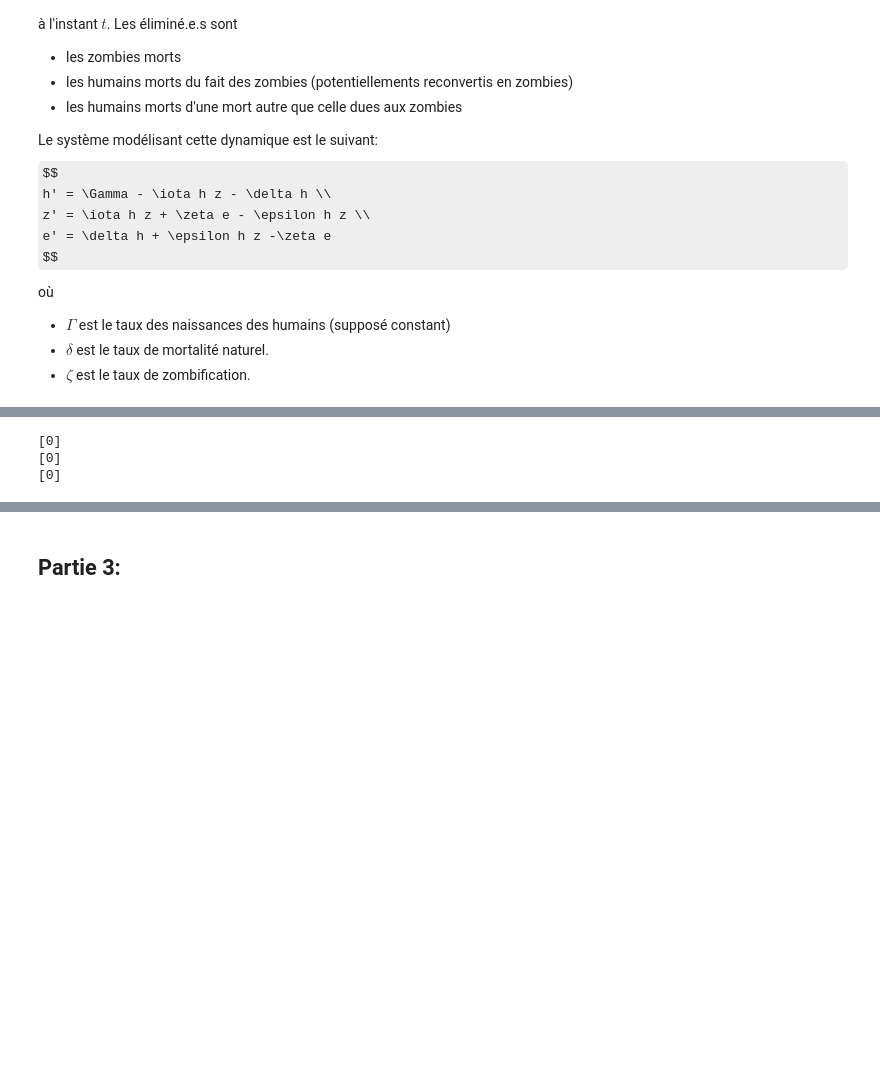
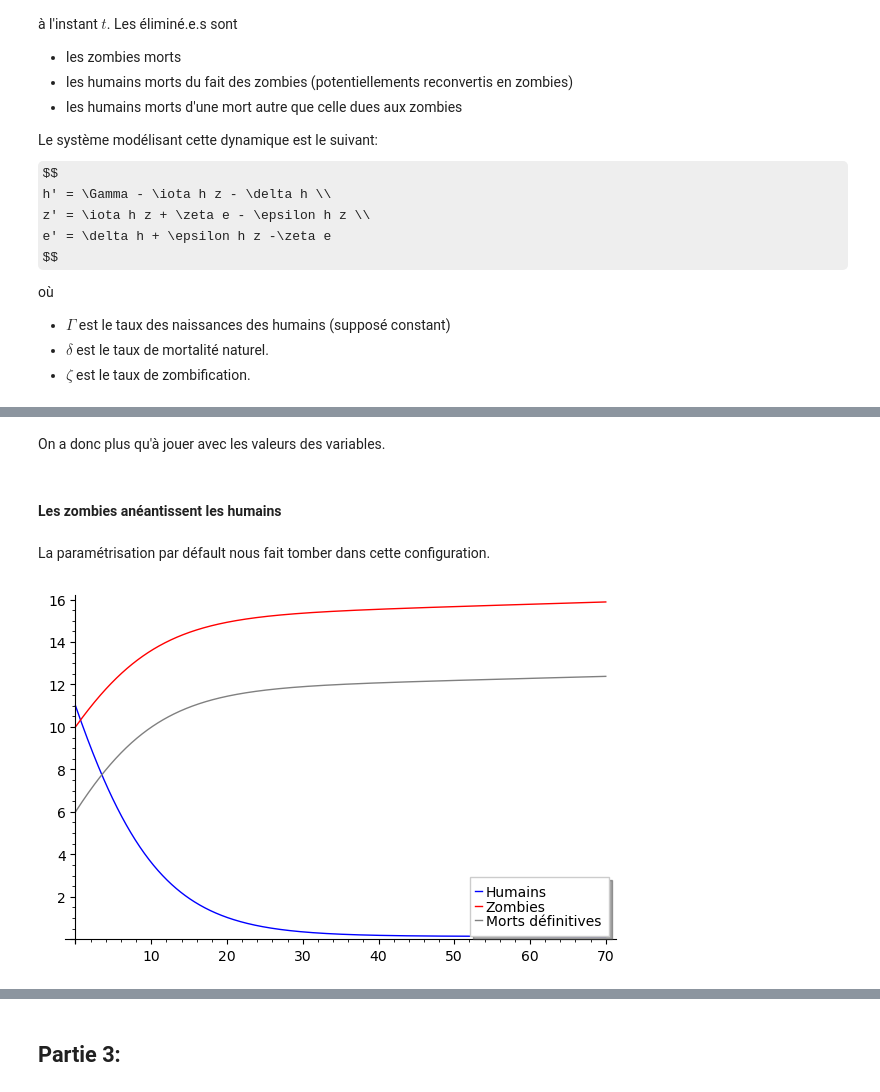
Before and after one commit to pablodimuzio/Math603-TP-2, a Jupyter notebook: di-muzio_wood_tp2.ipynb, the cells around one changed output, grey strips where cells are left out. Saved outputs shown, nothing was run; the diff lists cells and outputs as text; code cells hidden in the pictures; some formulas as TeX source; blank space fills up the shorter version.

```diff
--- a/di-muzio_wood_tp2.ipynb
+++ b/di-muzio_wood_tp2.ipynb
@@ -251,13 +272,10 @@ où
 - $\delta$ est le taux de mortalité naturel.
 - $\zeta$ est le taux de zombification.
 # %%
-h = function('h')(t)
-z = function('z')(t)
-e = function('e')(t)
-
 epsilon = 0.005
 iota = 0.0095
 delta = 0.0001
 zeta = 0.0001
 Gamma = 0.02
+y0 = np.array([11,10,6])
 # %% [markdown]
@@ -312,6 +283,24 @@ TypeError: unsupported operand parent(s) for +: 'Full MatrixSpace of 3 by 1 dens
-# %%
-f_0*0
-# %% [output]
-[0]
-[0]
-[0]
+# %%
+def g(t, y):
+    return np.array([
+        Gamma - iota * y[0] * y[1] - delta * y[0],
+        iota * y[0] * y[1] + zeta * y[2] - epsilon * y[0] * y[1],
+        delta * y[0] + epsilon * y[0] * y[1] - zeta * y[2]
+    ])
+
+def plot_zombies_rk4(t0=0,t1=70,h=0.1,y0=y0):
+    sol = generate_rk_solver(rk4)(t0, t1, h, g, y0)
+    H = list_plot(list([[sol[i][0], sol[i][1][0]] for i in range(len(sol))]), plotjoined=True, color='blue',legend_label="Humains")
+    Z = list_plot(list([[sol[i][0], sol[i][1][1]] for i in range(len(sol))]), plotjoined=True, color='red',legend_label="Zombies")
+    E = list_plot(list([[sol[i][0], sol[i][1][2]] for i in range(len(sol))]), plotjoined=True, color='gray',legend_label="Morts définitives")
+    return H+Z+E
+# %% [markdown]
+On a donc plus qu'à jouer avec les valeurs des variables.
+# %% [markdown]
+#### Les zombies anéantissent les humains
+# %% [markdown]
+La paramétrisation par défault nous fait tomber dans cette configuration.
+# %%
+plot_zombies_rk4()
+# %% [output]
+[figure, added]
```
Also changed, not shown: parts of 23 cells of this notebook.
